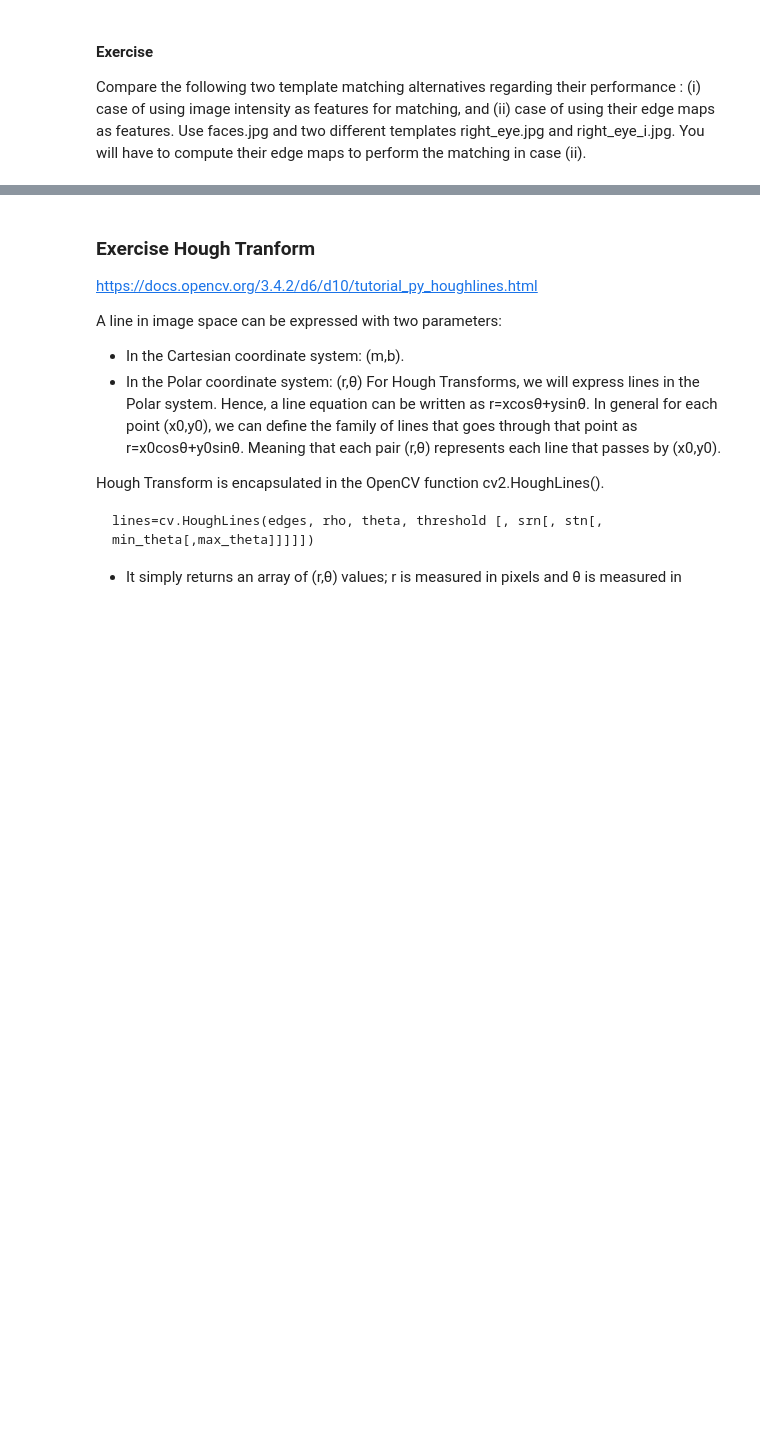
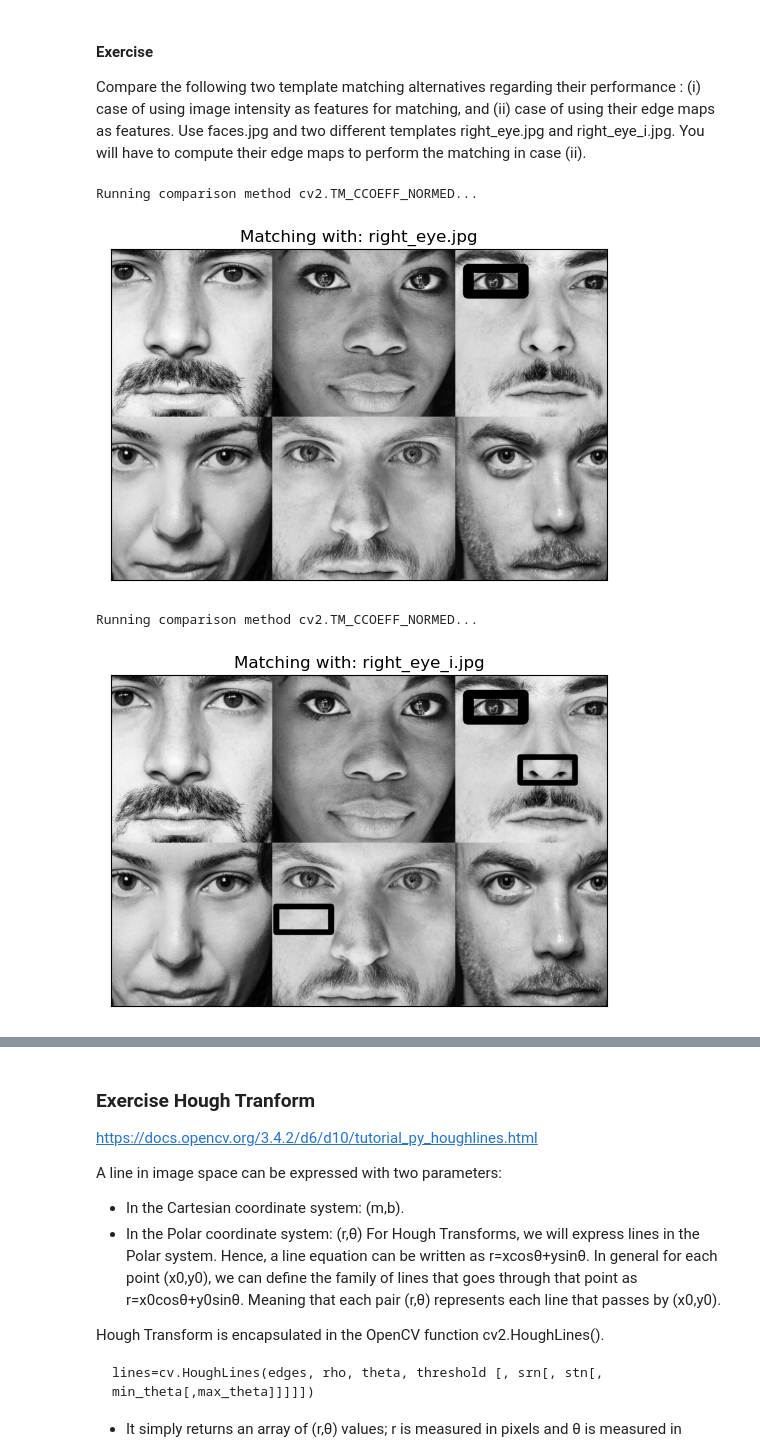
Before and after one commit to Jorgloba/ComputerVision_I, a Jupyter notebook: 4_Edge_Detection.ipynb, the cells around one changed output, grey strips where cells are left out. Cells and saved outputs as stored; diff of their text form; code cells hidden in the pictures; blank space fills up the shorter version.

```diff
--- a/4_Edge_Detection.ipynb
+++ b/4_Edge_Detection.ipynb
@@ -218,0 +235,61 @@ Compare the following two template matching alternatives  regarding their  perfo
+# %%
+#SOLUTION HERE
+
+# (i) Using image intensity as features for matching:
+
+
+
+def template_matching_1(image,template_name, threshold_value):
+
+
+    width_img, height_img = image.shape[::-1]
+
+    template = cv2.imread(edge_images_path+template_name,0)
+    width_temp, height_temp = template.shape[::-1]
+
+
+    methods = ['cv2.TM_CCOEFF_NORMED']
+    for method in methods:
+        print('Running comparison method ' + method + '...')
+
+        res = cv2.matchTemplate(image,template, eval(method))
+        min_val, max_val, min_loc, max_loc = cv2.minMaxLoc(res)
+        threshold=threshold_value
+        loc = np.where(res >= threshold)
+
+        # If the method is TM_SQDIFF or TM_SQDIFF_NORMED, take minimum
+        if method in [cv2.TM_SQDIFF, cv2.TM_SQDIFF_NORMED]:
+            top_left = min_loc
+        else:
+            top_left = max_loc
+            bottom_right = (top_left[0] + width_temp, top_left[1] + height_temp)
+
+        for pt in zip(*loc[::-1]):
+            rectangle = cv2.rectangle(image, pt, (pt[0] + width_temp, pt[1] + height_temp), [0,255,0], 10)
+
+
+        img = cv2.cvtColor(image, cv2.COLOR_GRAY2RGB)
+        plt.imshow(img)
+        plt.title('Matching with: ' + template_name), plt.xticks([]), plt.yticks([])
+        plt.show()
+
+
+if __name__ == "__main__":
+    # Path to the images folder
+    edge_images_path='./Images/Edge_images/'
+
+    # Load image and template names
+    img = cv2.imread(edge_images_path+'faces.jpg',0)
+    template1 = 'right_eye.jpg'
+    template2 = 'right_eye_i.jpg'
+
+    thld_value_1 = 0.6
+    thld_value_2 = 0.5
+
+    template_matching_1(img, template1, thld_value_1)
+    template_matching_1(img, template2, thld_value_2)
+# %% [output]
+Running comparison method cv2.TM_CCOEFF_NORMED...
+[figure, added]
+Running comparison method cv2.TM_CCOEFF_NORMED...
+[figure, added]
```
Also changed, not shown: parts of 8 cells of this notebook.
